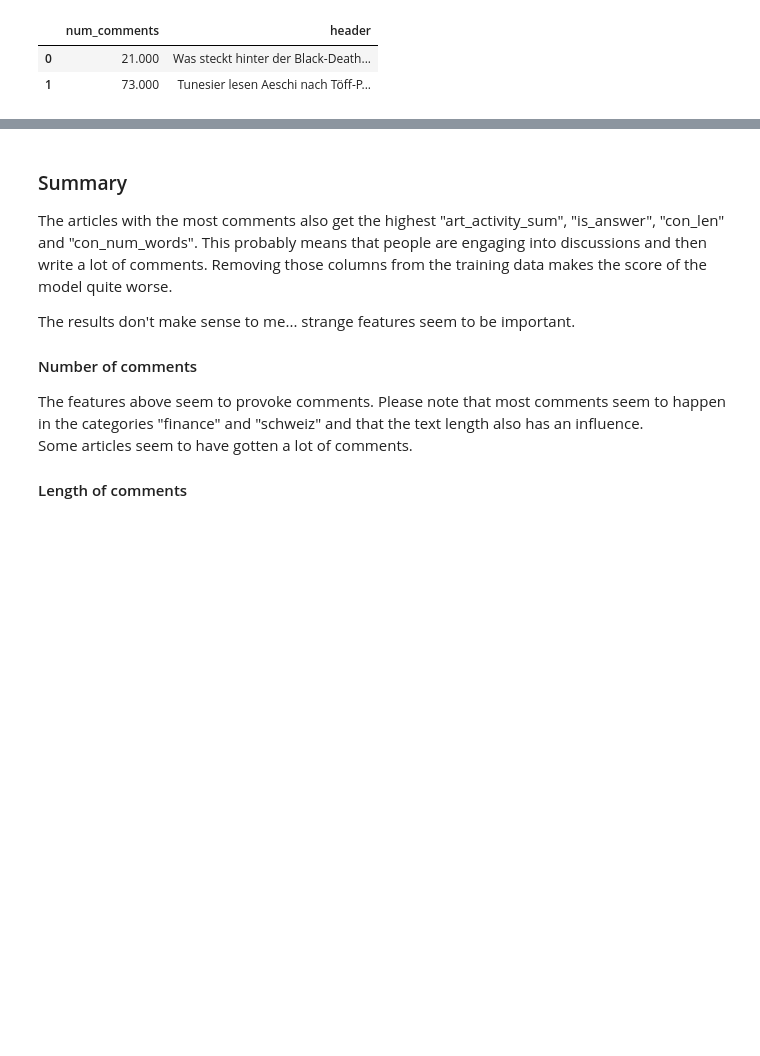
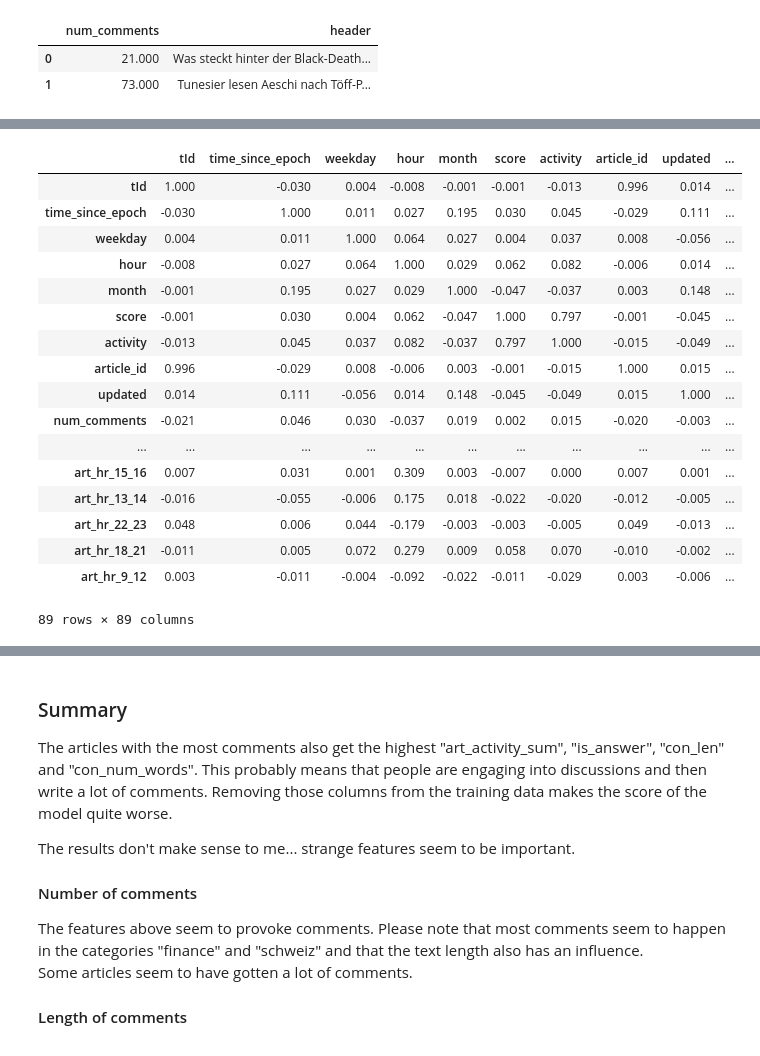
Before and after one commit to fdelia/bots, a Jupyter notebook: 5_predict_response_to_article.ipynb, the cells around one changed output, grey strips where cells are left out. Cells and saved outputs as stored; diff of their text form; code cells hidden in the pictures; blank space fills up the shorter version.

```diff
--- a/5_predict_response_to_article.ipynb
+++ b/5_predict_response_to_article.ipynb
@@ -34,18 +34,20 @@ def get_dt_obj(time):
     return datetime.strptime(time, '%d.%m.%Y %H:%M')
 
 def time_since_epoch(time):
-    return ((time)-datetime(1970,1,1)).total_seconds()
+    return (time-datetime(1970,1,1)).total_seconds()
 
 def get_hour_of_day(time):
-    return (time).hour
+    return time.hour #+ time.minutes/60
 
 def get_weekday(time):
-    return (time).weekday()
+    return time.weekday()
 
 df_com['time_dt'] = df_com['time'].apply(get_dt_obj)
 df_com['time_since_epoch'] = df_com['time_dt'].apply(time_since_epoch)
 df_com['hour'] = df_com['time_dt'].apply(get_hour_of_day)
 df_com['weekday'] = df_com['time_dt'].apply(get_weekday) # 0 = Monday
+#df_com['month'] = df_com['time_dt'].apply(lambda x: x.month)
+#df_com['day'] = df_com['time_dt'].apply(lambda x: x.day)
 df_com['is_answer'] = df_com['tit'].apply(lambda x: str(x).startswith('@'))
 df_com['con_len'] = df_com['con'].apply(lambda x: len(x))
 df_com['con_num_words'] = df_com['con'].apply(lambda x: len(x.split()))
@@ -73,7 +75,7 @@ df_art['text_n_periods'] = df_art['text'].apply(lambda x: len(str(x).split('.'))
 
 # Left inner join
 # Take care to not give too much information from the comments into df_merge
-df_merge = pd.merge(left=df_com[['tId', 'time_since_epoch', 'weekday', 'hour', 'score', 'activity']], right=df_art, left_on='tId', right_on='tId')
+df_merge = pd.merge(left=df_com[['tId', 'time_since_epoch', 'weekday', 'hour', 'month', 'score', 'activity']], right=df_art, left_on='tId', right_on='tId')
 
 # Remove rows with missing values
 # use .count() to check for missing values
@@ -87,13 +89,8 @@ def get_art_statistics(group):
     first = group.iloc[:1]['time_since_epoch']
     group['art_first_weekday'] = group.iloc[:1]['weekday']
     group['art_first_hour'] = group.iloc[:1]['hour']
-
+    #group['art_first_month'] = group.iloc[:1]['month']
     #group['time_since_first'] = group['time_since_epoch'].apply(lambda x: (x - first) / 3600)
-
-    # Attention: this columns give (unreal) information to the estimator!
-    #group['art_score_sum'] = group['score'].sum()
-    #group['art_activity_sum'] = group['activity'].sum()
-
     return group
 
 df_merge = df_merge.apply(get_art_statistics)
@@ -139,3 +104,56 @@ df.corr()
+# %%
+# Feature engineering
+df = pd.get_dummies(df_merge, columns=['art_first_weekday'], prefix='art_wd_')
+df = pd.get_dummies(df, columns=['art_first_hour'], prefix='art_hr_')
+#df = pd.get_dummies(df, columns=['art_first_month'], prefix='art_m_')
+
+df['num_comments_log'] = np.log(df['num_comments'] + 1)
+df['text_len_log'] = np.log(df['text_len'] + 1)
+
+df['art_hr_0_4'] = df['art_hr__0.0'] + df['art_hr__1.0'] + df['art_hr__2.0'] + df['art_hr__3.0'] + df['art_hr__4.0']
+df.drop(['art_hr__0.0', 'art_hr__1.0', 'art_hr__2.0', 'art_hr__3.0', 'art_hr__4.0'], axis=1, inplace=True)
+df['art_hr_7_8'] = df['art_hr__7.0'] + df['art_hr__8.0']
+df.drop(['art_hr__7.0', 'art_hr__8.0'], axis=1, inplace=True)
+df['art_hr_15_16'] = df['art_hr__15.0'] + df['art_hr__16.0']
+df.drop(['art_hr__15.0', 'art_hr__16.0'], axis=1, inplace=True)
+df['art_hr_13_14'] = df['art_hr__13.0'] + df['art_hr__14.0']
+df.drop(['art_hr__13.0', 'art_hr__14.0'], axis=1, inplace=True)
+df['art_hr_22_23'] = df['art_hr__22.0'] + df['art_hr__23.0']
+df.drop(['art_hr__22.0', 'art_hr__23.0'], axis=1, inplace=True)
+df['art_hr_18_21'] = df['art_hr__18.0'] + df['art_hr__19.0'] + df['art_hr__20.0'] + df['art_hr__21.0']
+df.drop(['art_hr__18.0', 'art_hr__19.0', 'art_hr__20.0', 'art_hr__21.0'], axis=1, inplace=True)
+df['art_hr_9_12'] = df['art_hr__9.0'] + df['art_hr__10.0'] + df['art_hr__11.0'] + df['art_hr__12.0']
+df.drop(['art_hr__9.0', 'art_hr__10.0', 'art_hr__11.0', 'art_hr__12.0'], axis=1, inplace=True)
+
+
+df = df.drop(['cat_playview', 'cat_play'], axis=1)
+
+# Memory optimization
+# Technical stuff, contributes nothing to analysis
+conv = df.select_dtypes(include=['int', 'float']).apply(pd.to_numeric,downcast='unsigned')
+df[conv.columns] = conv
+
+# Get pearson co-efficients
+df.corr()
+# %% [output]
+|  | tId | time_since_epoch | weekday | hour | month | score | activity | article_id | updated | ... |
+| tId | 1.000 | -0.030 | 0.004 | -0.008 | -0.001 | -0.001 | -0.013 | 0.996 | 0.014 | ... |
+| time_since_epoch | -0.030 | 1.000 | 0.011 | 0.027 | 0.195 | 0.030 | 0.045 | -0.029 | 0.111 | ... |
+| weekday | 0.004 | 0.011 | 1.000 | 0.064 | 0.027 | 0.004 | 0.037 | 0.008 | -0.056 | ... |
+| hour | -0.008 | 0.027 | 0.064 | 1.000 | 0.029 | 0.062 | 0.082 | -0.006 | 0.014 | ... |
+| month | -0.001 | 0.195 | 0.027 | 0.029 | 1.000 | -0.047 | -0.037 | 0.003 | 0.148 | ... |
+| score | -0.001 | 0.030 | 0.004 | 0.062 | -0.047 | 1.000 | 0.797 | -0.001 | -0.045 | ... |
+| activity | -0.013 | 0.045 | 0.037 | 0.082 | -0.037 | 0.797 | 1.000 | -0.015 | -0.049 | ... |
+| article_id | 0.996 | -0.029 | 0.008 | -0.006 | 0.003 | -0.001 | -0.015 | 1.000 | 0.015 | ... |
+| updated | 0.014 | 0.111 | -0.056 | 0.014 | 0.148 | -0.045 | -0.049 | 0.015 | 1.000 | ... |
+| num_comments | -0.021 | 0.046 | 0.030 | -0.037 | 0.019 | 0.002 | 0.015 | -0.020 | -0.003 | ... |
+| ... | ... | ... | ... | ... | ... | ... | ... | ... | ... | ... |
+| art_hr_15_16 | 0.007 | 0.031 | 0.001 | 0.309 | 0.003 | -0.007 | 0.000 | 0.007 | 0.001 | ... |
+| art_hr_13_14 | -0.016 | -0.055 | -0.006 | 0.175 | 0.018 | -0.022 | -0.020 | -0.012 | -0.005 | ... |
+| art_hr_22_23 | 0.048 | 0.006 | 0.044 | -0.179 | -0.003 | -0.003 | -0.005 | 0.049 | -0.013 | ... |
+| art_hr_18_21 | -0.011 | 0.005 | 0.072 | 0.279 | 0.009 | 0.058 | 0.070 | -0.010 | -0.002 | ... |
+| art_hr_9_12 | 0.003 | -0.011 | -0.004 | -0.092 | -0.022 | -0.011 | -0.029 | 0.003 | -0.006 | ... |
+89 rows × 89 columns
 # %%
 # https://de.wikipedia.org/wiki/Liste_der_h%C3%A4ufigsten_W%C3%B6rter_der_deutschen_Sprache
 stop_words = "die, der, und, in, zu, den, das, nicht, von, sie, ist, des, sich, mit, dem, dass, er, es, ein, ich, auf, so, eine, auch, als, an, nach, wie, im, für, "
```
Also changed, not shown: parts of 4 cells of this notebook.
